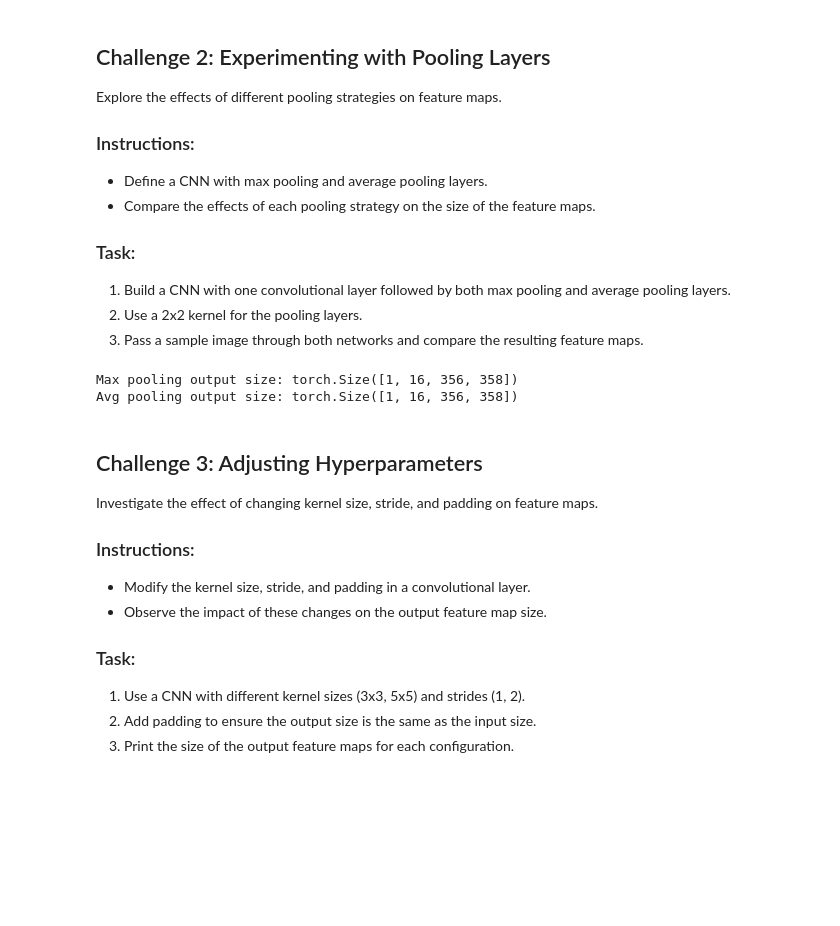
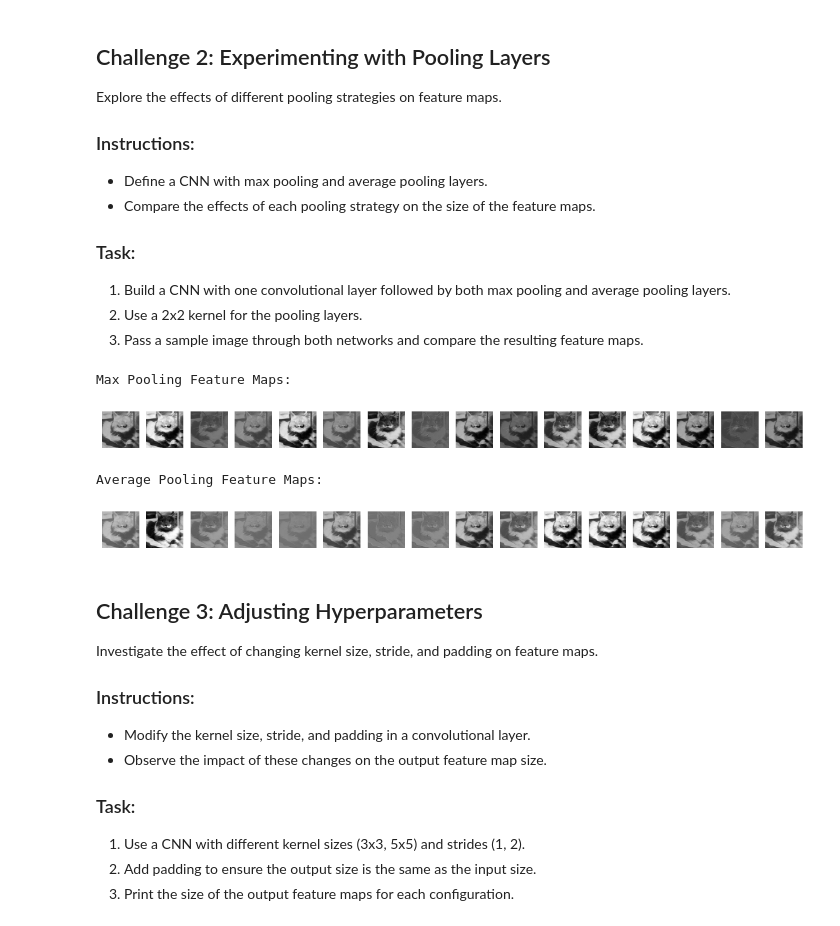
Before and after one commit to isi-mube/AI-Computer-Vision, a Jupyter notebook: labs/lab-ai-experimenting-with-cnn/lab-experimenting-with-cnn.ipynb, the cells around one changed output. Cells and saved outputs as stored; diff of their text form; code cells hidden in the pictures; blank space fills up the shorter version.

```diff
--- a/labs/lab-ai-experimenting-with-cnn/lab-experimenting-with-cnn.ipynb
+++ b/labs/lab-ai-experimenting-with-cnn/lab-experimenting-with-cnn.ipynb
@@ -71,33 +86,3 @@ Explore the effects of different pooling strategies on feature maps.
 1. Build a CNN with one convolutional layer followed by both max pooling and average pooling layers.
 2. Use a 2x2 kernel for the pooling layers.
 3. Pass a sample image through both networks and compare the resulting feature maps.
-# %%
-# Define CNN with Max Pooling and Average Pooling
-class PoolingCNN(nn.Module):
-    def __init__(self):
-        super(PoolingCNN, self).__init__()
-        self.conv1 = nn.Conv2d(1, 16, 3, 1)
-        self.max_pool = nn.MaxPool2d(2, 2)
-        self.avg_pool = nn.AvgPool2d(2, 2)
-
-    def forward(self, x, pooling_type='max'):
-        x = self.conv1(x)
-        if pooling_type == 'max':
-            return self.max_pool(x)
-        elif pooling_type == 'avg':
-            return self.avg_pool(x)
-
-# Instantiate the model
-model_max = PoolingCNN()
-model_avg = PoolingCNN()
-
-# Forward pass
-output_max = model_max(sample_image, pooling_type='max')
-output_avg = model_avg(sample_image, pooling_type='avg')
-
-# Compare sizes
-print(f"Max pooling output size: {output_max.size()}")
-print(f"Avg pooling output size: {output_avg.size()}")
-# %% [output]
-Max pooling output size: torch.Size([1, 16, 356, 358])
-Avg pooling output size: torch.Size([1, 16, 356, 358])
@@ -104,3 +116,39 @@ Avg pooling output size: torch.Size([1, 16, 356, 358])
+# %%
+# Student's task solution
+class CNNWithPooling(nn.Module):
+    def __init__(self, pooling_type='max'):
+        super(CNNWithPooling, self).__init__()
+        self.conv1 = nn.Conv2d(in_channels=1, out_channels=16, kernel_size=3, stride=1, padding=0)
+
+        if pooling_type == 'max':
+            self.pool = nn.MaxPool2d(kernel_size=2, stride=2)
+        elif pooling_type == 'avg':
+            self.pool = nn.AvgPool2d(kernel_size=2, stride=2)
+
+    def forward(self, x):
+        x = self.conv1(x)
+        x = self.pool(x)
+        return x
+
+# Instantiate two models: one with max pooling and one with average pooling
+model_max_pool = CNNWithPooling(pooling_type='max')
+model_avg_pool = CNNWithPooling(pooling_type='avg')
+
+# Pass the sample image through both networks
+output_max_pool = model_max_pool(sample_image)
+output_avg_pool = model_avg_pool(sample_image)
+
+# Visualize the resulting feature maps
+print("Max Pooling Feature Maps:")
+visualize_feature_maps(output_max_pool)
+
+print("Average Pooling Feature Maps:")
+visualize_feature_maps(output_avg_pool)
+# %% [output]
+Max Pooling Feature Maps:
+[figure, added]
+Average Pooling Feature Maps:
+[figure, added]
 # %% [markdown]
 ## Challenge 3: Adjusting Hyperparameters
 
```
Also changed, not shown: parts of 7 cells of this notebook.
